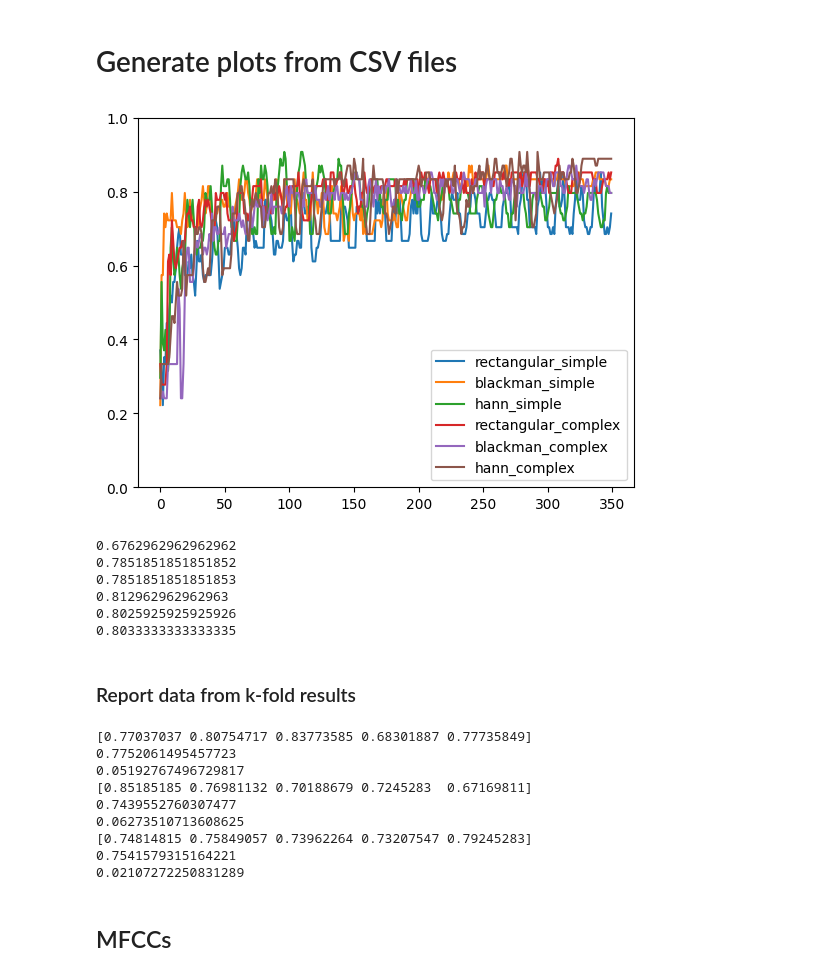
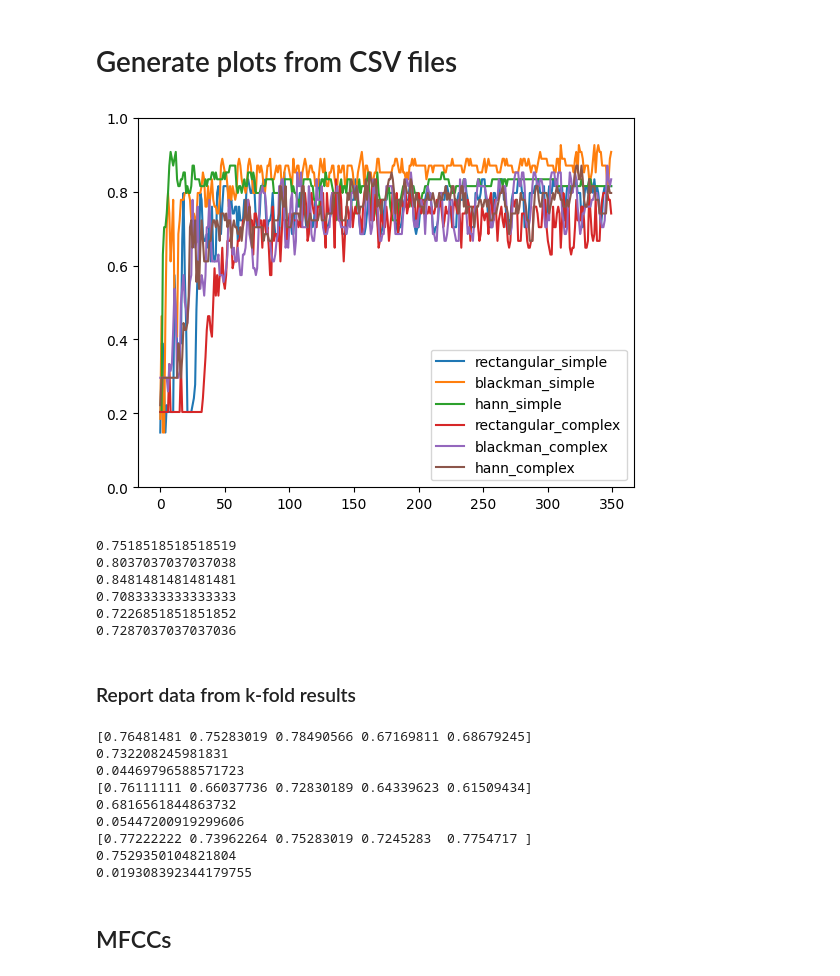
Before and after one commit to rothdu/EEE4114F--Project, a Jupyter notebook: Code/plots.ipynb, the cells around one changed output. Cells and saved outputs as stored; diff of their text form; code cells hidden in the pictures.

```diff
--- a/Code/plots.ipynb
+++ b/Code/plots.ipynb
@@ -34,6 +34,6 @@ for window_type in ("rectangular", "hann", "blackman"):
         plt.close()
 # %%
-pathroot = "../Spectrogram Results"
+pathroot = "../Spectrogram Results 2"
 
 Simple = "/Simple"
 Complex  = "/Complex"
@@ -48,46 +48,46 @@ df1 = pd.read_csv(pathroot + Simple + rectangular)
 df2 = pd.read_csv(pathroot + Simple + blackman)
 df3 = pd.read_csv(pathroot + Simple + hann)
 
 df4 = pd.read_csv(pathroot + Complex + rectangular)
 df5 = pd.read_csv(pathroot + Complex + blackman)
 df6 = pd.read_csv(pathroot + Complex + hann)
 
 
 plt.plot(df1["2"], label="rectangular_simple")
 plt.plot(df2["2"], label="blackman_simple")
 plt.plot(df3["2"], label="hann_simple")
 
 plt.plot(df4["2"], label="rectangular_complex")
 plt.plot(df5["2"], label="blackman_complex")
 plt.plot(df6["2"], label="hann_complex")
 
 plt.ylim((0, 1))
 plt.legend()
 plt.show()
 
 
 def last10avg(indf, start, end):
 
     out = np.mean(indf["2"][start:-1])
     return out
 
 for i in (df1, df2, df3):
-    print(np.mean(i["2"][50:100]))
+    print(np.mean(i["2"][40:60]))
 
 for i in (df4, df5, df6):
-    print(np.mean(i["2"][150:200]))
+    print(np.mean(i["2"][80:120]))
 # %% [output]
-[figure, old version]
+[figure, new version]
-0.6762962962962962
-0.7851851851851852
-0.7851851851851853
-0.812962962962963
-0.8025925925925926
-0.8033333333333335
+0.7518518518518519
+0.8037037037037038
+0.8481481481481481
+0.7083333333333333
+0.7226851851851852
+0.7287037037037036
 # %% [markdown]
 ### Report data from k-fold results
 # %%
-pathroot = "../KFold results"
+pathroot = "../KFold results 2"
 
 rectangular = "/rectangular.csv"
 hann = "/hann.csv"
@@ -111,7 +111,7 @@ def makeKFoldPlots(func, name):
 
     plt.legend()
 
-    plt.savefig("../Figures/kfold" + name + ".png")
+    plt.savefig("../Figures 2/kfold" + name + ".png")
     plt.close()
 
 makeKFoldPlots(np.mean, "Mean")
@@ -121,7 +121,7 @@ makeKFoldPlots(np.std, "Standard Deviation")
 
 def last10avg(df):
     window = 5
-    last_rows = df.iloc[-window:, :]
+    last_rows = df.iloc[45:55, :]
     return np.mean(last_rows, axis=0).to_numpy()
 
 out_rectangular = last10avg(rectangular_df)
@@ -138,15 +138,15 @@ print(out_hann)
 print(np.mean(out_hann))
 print(np.std(out_hann))
 # %% [output]
-[0.77037037 0.80754717 0.83773585 0.68301887 0.77735849]
-0.7752061495457723
-0.05192767496729817
-[0.85185185 0.76981132 0.70188679 0.7245283  0.67169811]
-0.7439552760307477
-0.06273510713608625
-[0.74814815 0.75849057 0.73962264 0.73207547 0.79245283]
-0.7541579315164221
-0.02107272250831289
+[0.76481481 0.75283019 0.78490566 0.67169811 0.68679245]
+0.732208245981831
+0.04469796588571723
+[0.76111111 0.66037736 0.72830189 0.64339623 0.61509434]
+0.6816561844863732
+0.05447200919299606
+[0.77222222 0.73962264 0.75283019 0.7245283  0.7754717 ]
+0.7529350104821804
+0.019308392344179755
 # %% [markdown]
 ## MFCCs
 # %%
```
Also changed, not shown: parts of 3 cells of this notebook, 3 other files.
